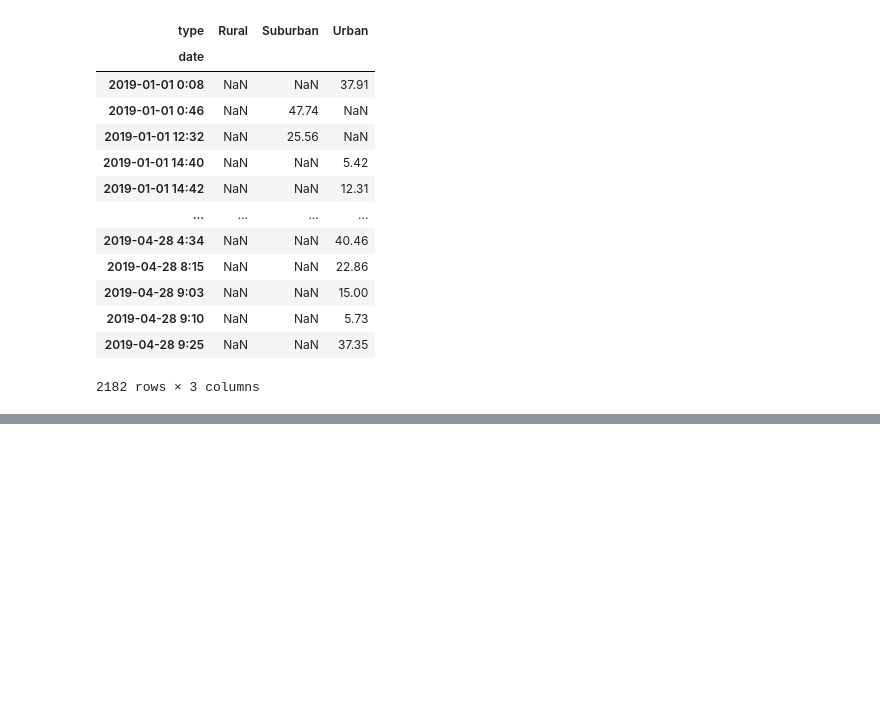
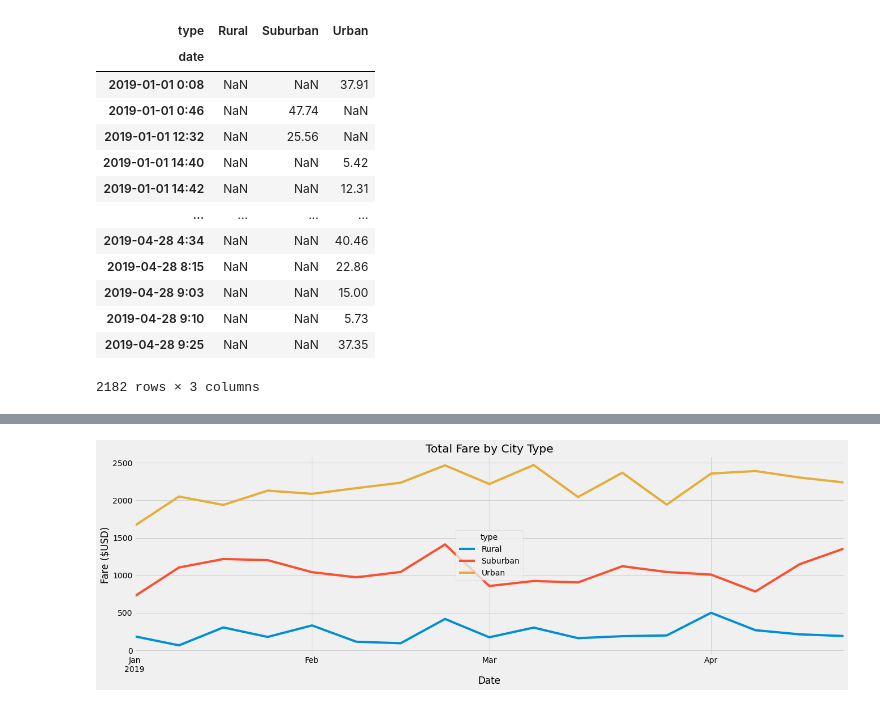
Before and after one commit to hdanso/pyber_analysis, a Jupyter notebook: PyBer_Challenge.ipynb, the cells around one changed output, grey strips where cells are left out. Drawn from its saved outputs; the diff is of its cells as text; code cells hidden in the pictures; blank space fills up the shorter version.

```diff
--- a/PyBer_Challenge.ipynb
+++ b/PyBer_Challenge.ipynb
@@ -227,4 +227,4 @@ pyber_JanApr
 2182 rows × 3 columns
 # %%
 # 6. Set the "date" index to datetime datatype. This is necessary to use the resample() method in Step 8.
-pyber_JanApr["date"] = pd.to_datetime(pyber_JanApr["date"])
+pyber_JanApr.index = pd.to_datetime(pyber_JanApr.index)
@@ -247,2 +245,4 @@ memory usage: 68.2+ KB
 # %%
 # 8. Create a new DataFrame using the "resample()" function by week 'W' and get the sum of the fares for each week.
+pyber_weekly_fares = pyber_JanApr.resample("W").sum()
+pyber_weekly_fares.head(10)
@@ -249,7 +262,27 @@ memory usage: 68.2+ KB
 # %%
 # 8. Using the object-oriented interface method, plot the resample DataFrame using the df.plot() function.
 
 # Import the style from Matplotlib.
 from matplotlib import style
+
 # Use the graph style fivethirtyeight.
 style.use('fivethirtyeight')
+
+# Create plot using object-oriented interface method
+pyber_graph = pyber_weekly_fares.plot(figsize = (20,6))
+
+# Add a title
+pyber_graph.set_title("Total Fare by City Type")
+
+# Add a y-axis label
+pyber_graph.set_ylabel("Fare ($USD)")
+
+# Add an x label
+pyber_graph.set_xlabel("Date")
+
+# Save figure
+plt.savefig("analysis/Pyber_fare_summary.png")
+
+plt.show()
+# %% [output]
+[figure, added]
```
Also changed, not shown: parts of 3 cells of this notebook, 1 other file.
